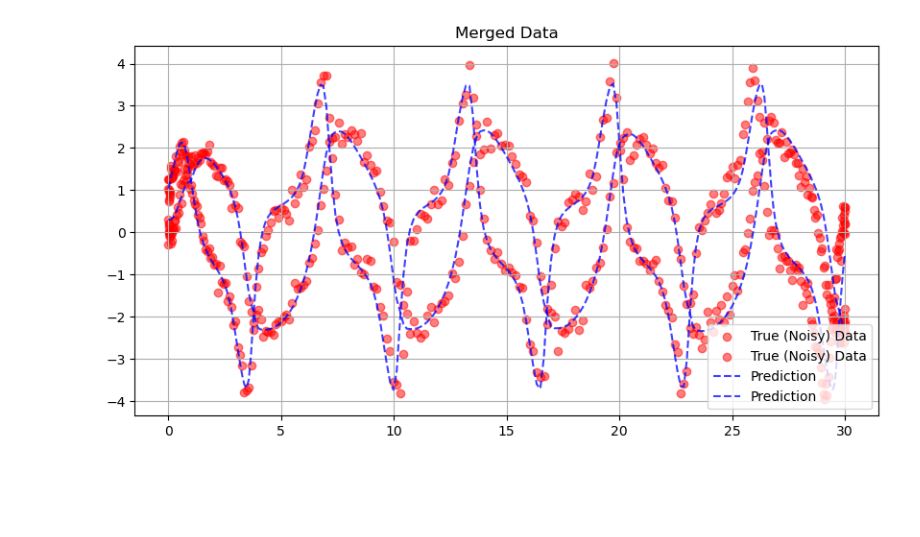
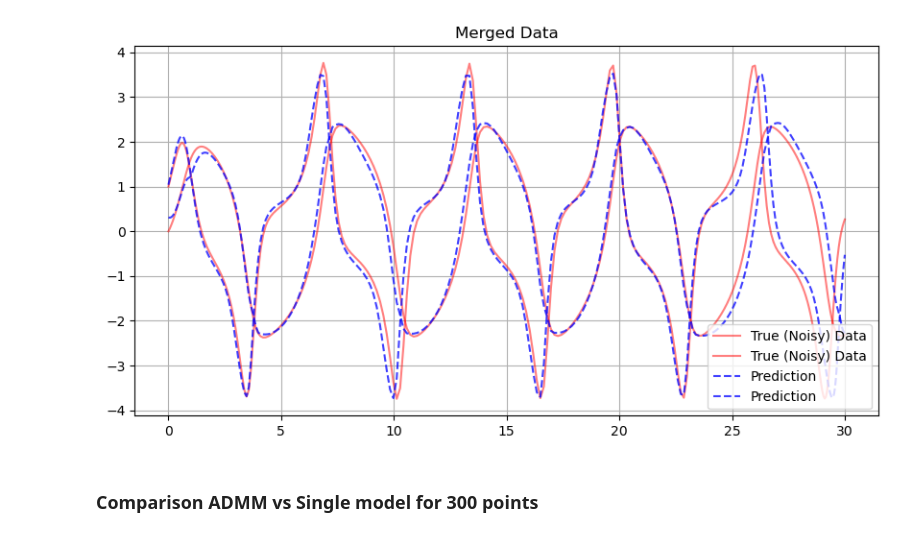
Before and after one commit to mariashapo/NODE, a Jupyter notebook: 03_admm/train_pyomo_admm_toy.ipynb, the cells around one changed output. Drawn from its saved outputs; the diff is of its cells as text; code cells hidden in the pictures; blank space fills up the shorter version.

```diff
--- a/03_admm/train_pyomo_admm_toy.ipynb
+++ b/03_admm/train_pyomo_admm_toy.ipynb
@@ -334,0 +363,41 @@ predictions.shape
+# %%
+mse_total = 0
+skipped = 0
+
+for state in initial_states:
+
+    data_params_vdp_full = {
+        'N': 300, 'noise_level': 0.2, 'test_size': 200,
+        'ode_type': "van_der_pol",
+        'extra_param': {"mu": 1, "omega": 1},
+        'start_time': 0, 'end_time': 30,
+        'spacing_type': 'chebyshev', #'gauss_radau',
+        'initial_state': state,
+        'detailed' : False
+    }
+
+    data_prep = DataPreprocessor(data_params_vdp_full)
+    data_prep.load_data()
+    data_prep.prepare_collocation()
+    data_prep.estimate_derivative()
+
+    ys_single_true = np.array(data_prep.y)
+    ys_single = np.array(data_prep.y_noisy)
+    print(ys_single.shape)
+    ts_single = np.array(data_prep.t)
+    Ds_single = np.array(data_prep.D)
+    y_est_single = np.array(data_prep.est_sol)
+
+    trainer = TrainerToyLocal(ys_single, ts_single, Ds_single, [2, 32, 2], act_func = 'tanh', y_init = y_est_single, penalty_lambda_reg = 0.001)
+    trainer.train_pyomo(params)
+
+    predictions = trainer.model.neural_ode(ys_single[0], ts_single)
+    predictions.shape
+
+    mse_single = np.mean(np.square(predictions - ys_single_true))
+    if mse_single > 5:
+        print("MSE: ", mse_single)
+        skipped += 1
+        continue
+
+    mse_total += mse_single
@@ -335,11 +471,13 @@ predictions.shape
 # %%
 plt.figure(figsize=(10, 5))
-plt.scatter(ts_single, ys_single[:,0], label='True (Noisy) Data', color = 'red', alpha = 0.5)
-plt.scatter(ts_single, ys_single[:,1], label='True (Noisy) Data', color = 'red', alpha = 0.5)
+plt.plot(ts_single, ys_single_true[:,0], label='True (Noisy) Data', color = 'red', alpha = 0.5)
+plt.plot(ts_single, ys_single_true[:,1], label='True (Noisy) Data', color = 'red', alpha = 0.5)
 plt.plot(ts_single[:], predictions, label='Prediction', color = 'blue', ls = '--', alpha = 0.75)
 plt.legend(loc ="lower right")
 plt.grid(True)
 plt.title("Merged Data")
 plt.show()
 # %% [output]
-[figure, old version]
+[figure, new version]
+# %% [markdown]
+### Comparison ADMM vs Single model for 300 points
```
Also changed, not shown: parts of 25 cells of this notebook, 1 other file.
